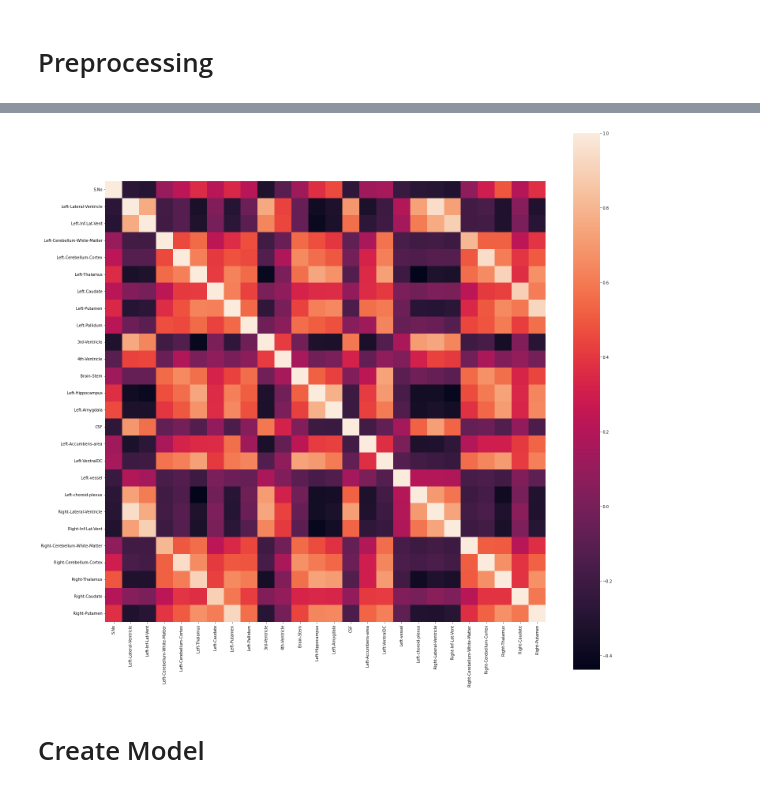
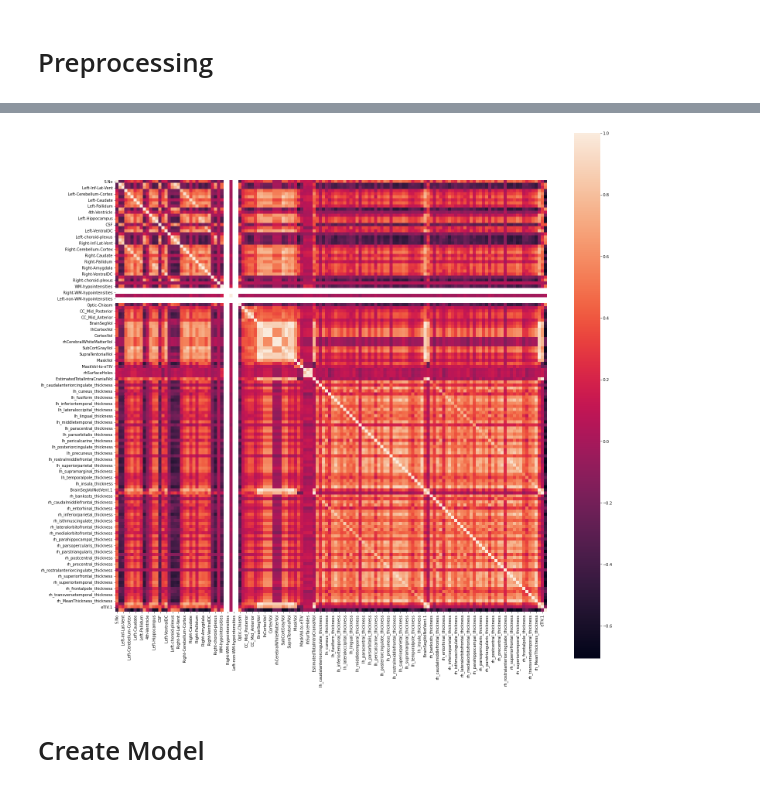
Before and after one commit to nickknapton12/BMEN415_Final_Project, a Jupyter notebook: Regression/Nick/NeuralNet.ipynb, the cells around one changed output, grey strips where cells are left out. Saved outputs shown, nothing was run; the diff lists cells and outputs as text; code cells hidden in the pictures.

```diff
--- a/Regression/Nick/NeuralNet.ipynb
+++ b/Regression/Nick/NeuralNet.ipynb
@@ -43,11 +72,11 @@ data_features.describe()
 # %%
-C_mat = data.iloc[:,:-115].corr()
+C_mat = data.iloc[:,:-1].corr()
 fig = plt.figure(figsize = (25,25))
 
 sb.heatmap(C_mat, square=True)
 plt.show()
 # %% [output]
-[figure, old version]
+[figure, new version]
 # %% [markdown]
 # Create Model
 # %%
```
Also changed, not shown: parts of 7 cells of this notebook, 2 other files.
